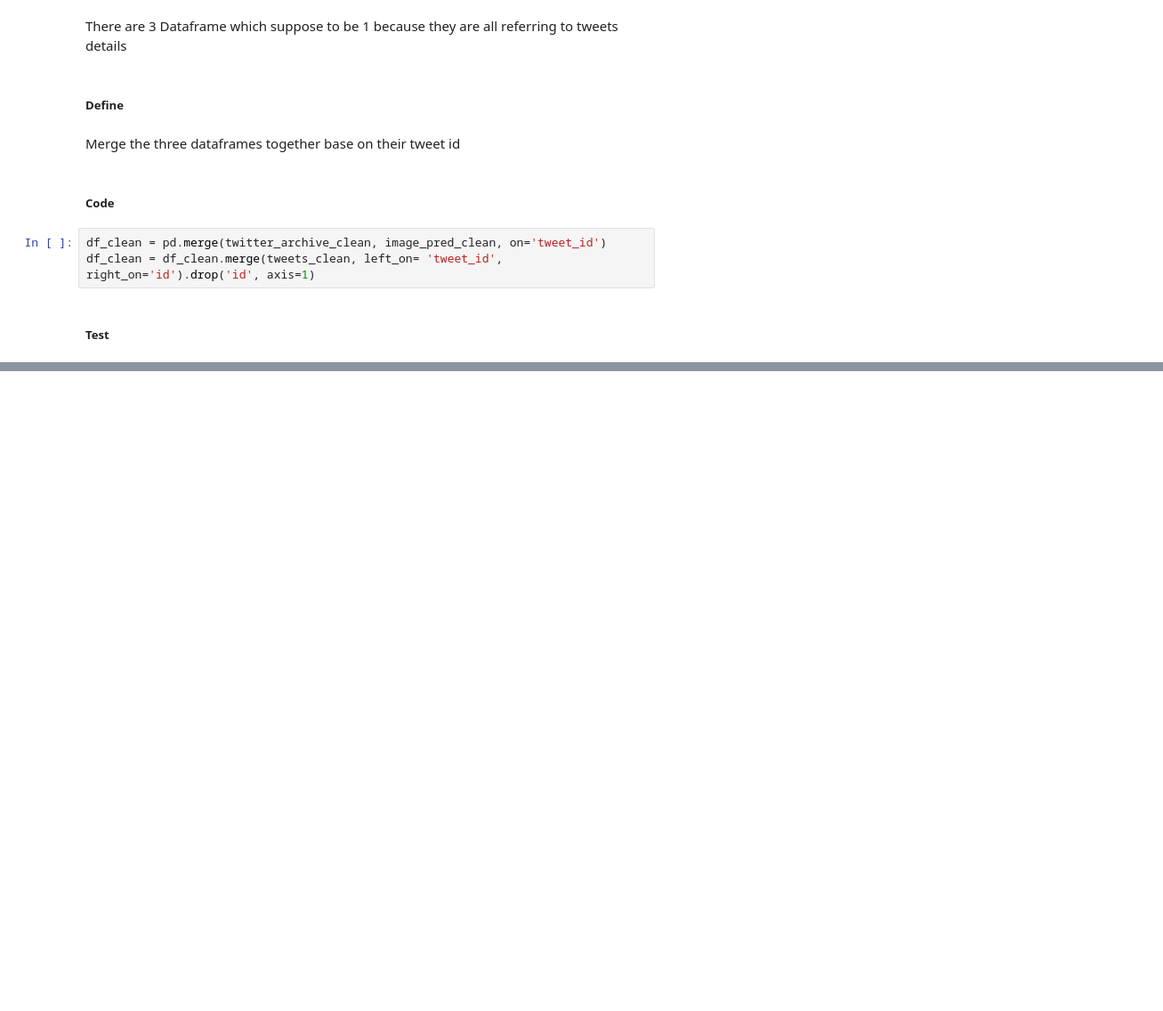
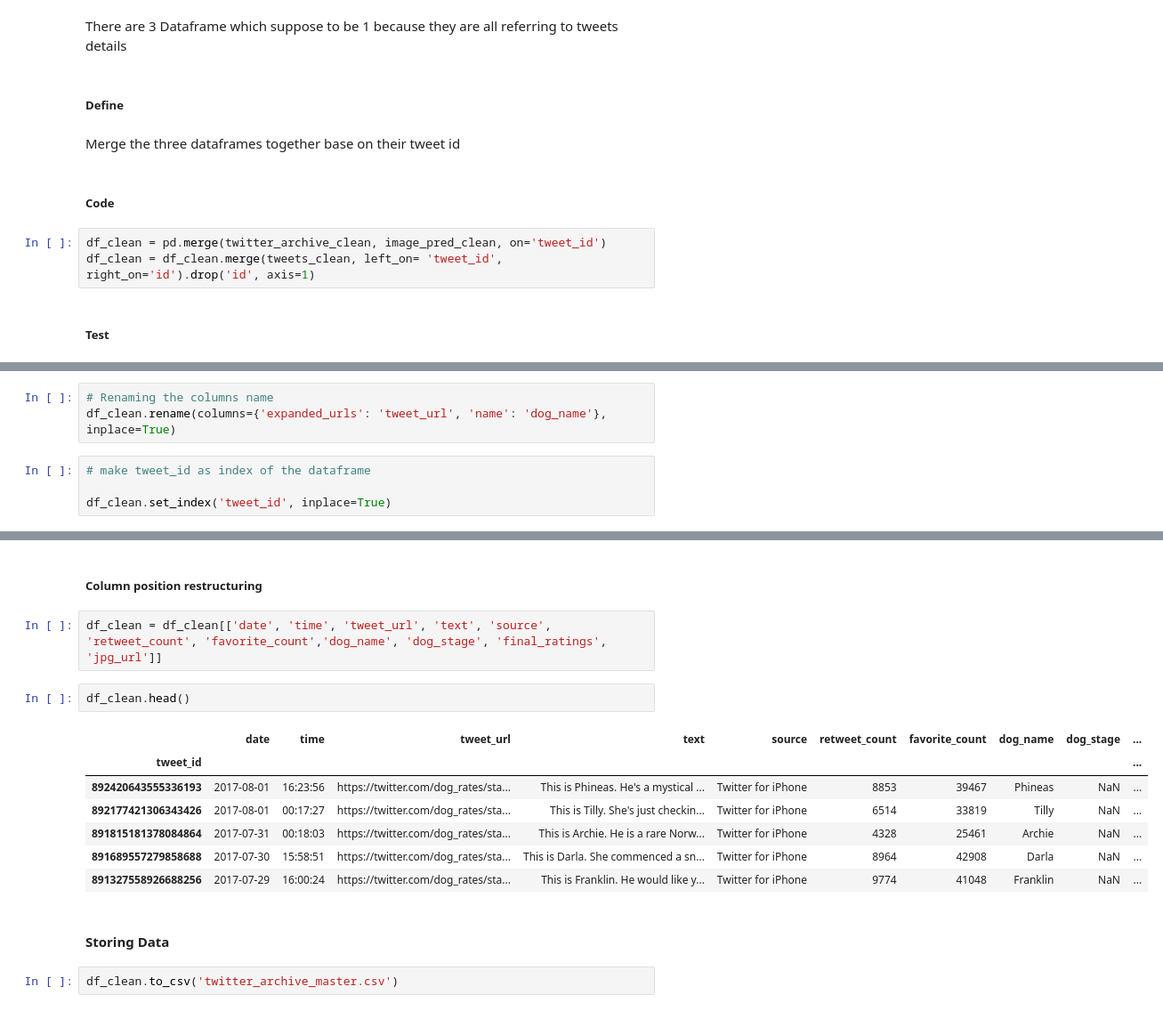
Before and after one commit to comsavvy/WeRateDogs-Wrangling-and-Visualization-Analysis, a Jupyter notebook: wrangle_act.ipynb, the cells around one changed output, grey strips where cells are left out. Shown at 89% size. Cells and saved outputs as stored; diff of their text form; blank space fills up the shorter version.

```diff
--- a/wrangle_act.ipynb
+++ b/wrangle_act.ipynb
@@ -1005,0 +1025,7 @@ memory usage: 188.6+ KB
+# %%
+# Renaming the columns name
+df_clean.rename(columns={'expanded_urls': 'tweet_url', 'name': 'dog_name'}, inplace=True)
+# %%
+# make tweet_id as index of the dataframe
+
+df_clean.set_index('tweet_id', inplace=True)
@@ -1005,0 +1039,18 @@ memory usage: 188.6+ KB
+# %% [markdown]
+##### Column position restructuring
+# %%
+df_clean = df_clean[['date', 'time', 'tweet_url', 'text', 'source', 'retweet_count', 'favorite_count','dog_name', 'dog_stage', 'final_ratings', 'jpg_url']]
+# %%
+df_clean.head()
+# %% [output]
+|  | date | time | tweet_url | text | source | retweet_count | favorite_count | dog_name | dog_stage | ... |
+| tweet_id |  |  |  |  |  |  |  |  |  | ... |
+| 892420643555336193 | 2017-08-01 | 16:23:56 | https://twitter.com/dog_rates/sta... | This is Phineas. He's a mystical ... | Twitter for iPhone | 8853 | 39467 | Phineas | NaN | ... |
+| 892177421306343426 | 2017-08-01 | 00:17:27 | https://twitter.com/dog_rates/sta... | This is Tilly. She's just checkin... | Twitter for iPhone | 6514 | 33819 | Tilly | NaN | ... |
+| 891815181378084864 | 2017-07-31 | 00:18:03 | https://twitter.com/dog_rates/sta... | This is Archie. He is a rare Norw... | Twitter for iPhone | 4328 | 25461 | Archie | NaN | ... |
+| 891689557279858688 | 2017-07-30 | 15:58:51 | https://twitter.com/dog_rates/sta... | This is Darla. She commenced a sn... | Twitter for iPhone | 8964 | 42908 | Darla | NaN | ... |
+| 891327558926688256 | 2017-07-29 | 16:00:24 | https://twitter.com/dog_rates/sta... | This is Franklin. He would like y... | Twitter for iPhone | 9774 | 41048 | Franklin | NaN | ... |
+# %% [markdown]
+#### Storing Data
+# %%
+df_clean.to_csv('twitter_archive_master.csv')
```
Also changed, not shown: parts of 11 cells of this notebook.
